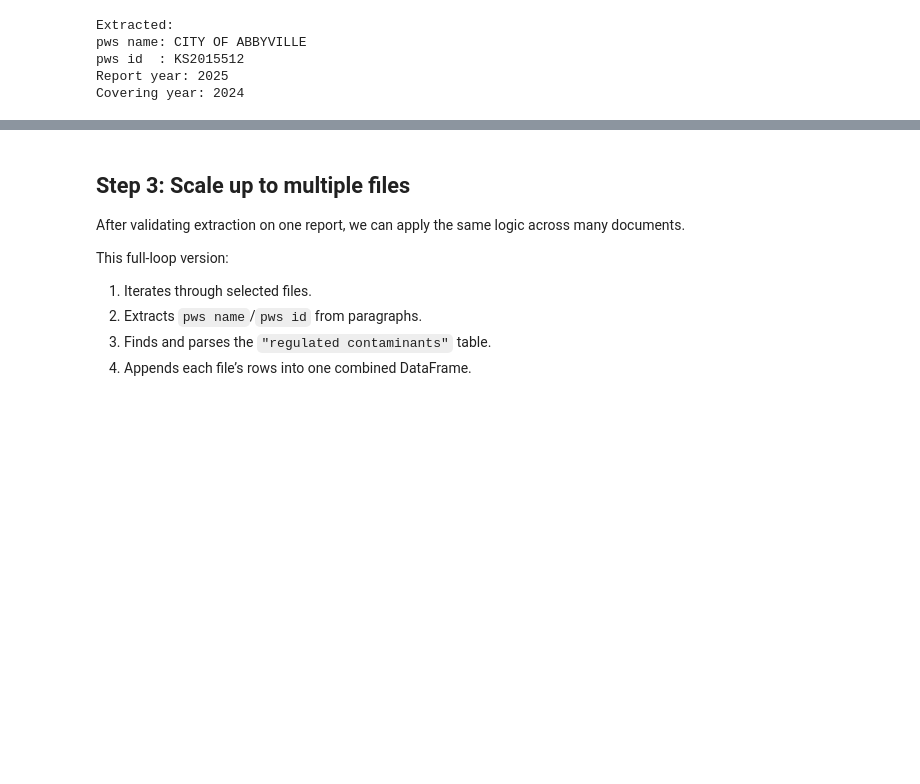
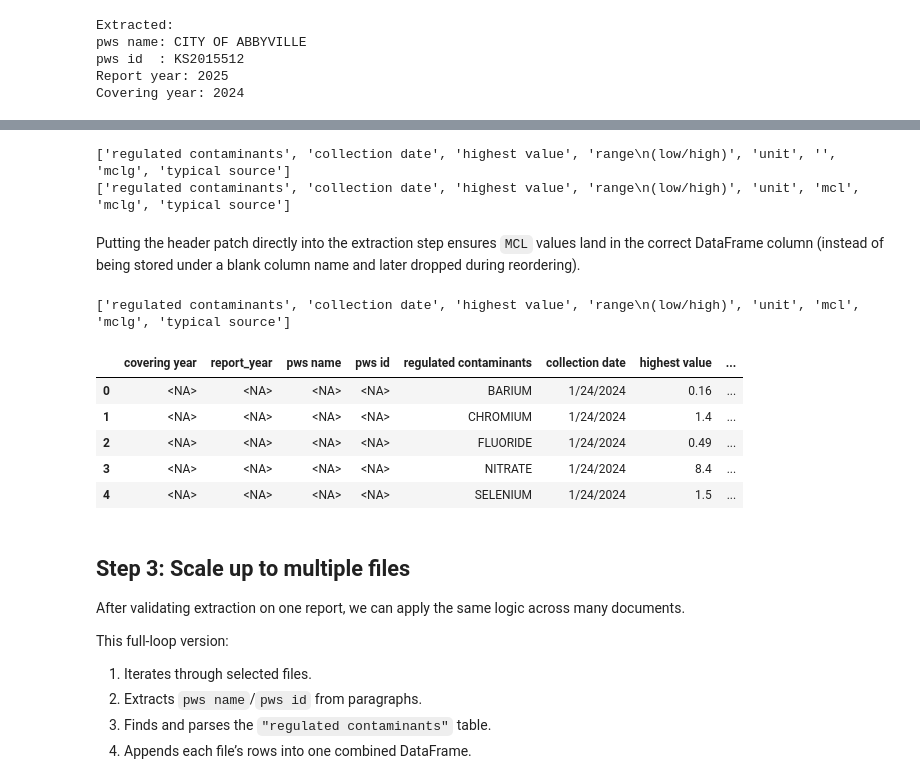
Before and after one commit to jbodenheimer/KS_BoilWater_Curriculum, a Jupyter notebook: notebooks/Doc_scrapping.ipynb, the cells around one changed output, grey strips where cells are left out. Cells and saved outputs as stored; diff of their text form; code cells hidden in the pictures; blank space fills up the shorter version.

```diff
--- a/notebooks/Doc_scrapping.ipynb
+++ b/notebooks/Doc_scrapping.ipynb
@@ -469,3 +475,78 @@ display(table_df)
+# %%
+# If there's an empty header between Unit and MCLG, it's MCL
+print(headers)
+for i in range(1, len(headers)-1):
+    if headers[i] == "" and headers[i-1] == "unit" and headers[i+1] == "mclg":
+        headers[i] = "mcl"
+print(headers)
+# %% [output]
+['regulated contaminants', 'collection date', 'highest value', 'range\n(low/high)', 'unit', '', 'mclg', 'typical source']
+['regulated contaminants', 'collection date', 'highest value', 'range\n(low/high)', 'unit', 'mcl', 'mclg', 'typical source']
+# %% [markdown]
+Putting the header patch directly into the extraction step ensures `MCL` values land in the correct DataFrame column (instead of being stored under a blank column name and later dropped during reordering).
+# %%
+# Step 2: Table extraction from ONE document
+
+expected_headers = [
+    'covering year', 'report_year','pws name', 'pws id', 'regulated contaminants', 'collection date',
+    'highest value', 'range\n(low/high)', 'unit', 'mcl', 'mclg', 'typical source'
+]
+
+tables = doc.tables
+rows_out = []
+target_table = None
+
+# Find the regulated contaminants table
+for table in tables:
+
+    first_cell = table.cell(0, 0).text.replace('\xa0', ' ').strip().casefold()
+    if first_cell == "regulated contaminants":
+        target_table = table
+        break
+
+if target_table is None:
+    print("No 'regulated contaminants' table found.")
+    table_df = pd.DataFrame(columns=expected_headers)
+else:
+    # Clean headers
+    headers = [
+        cell.text.replace('\xa0', ' ').strip().casefold()
+        for cell in target_table.rows[0].cells
+    ]
+
+    for i in range(1, len(headers) - 1):
+        if headers[i] == "" and headers[i-1] == "unit" and headers[i+1] == "mclg":
+            headers[i] = "mcl"
+
+    # Extract data rows (skip header row at index 0)
+    for r in range(1, len(target_table.rows)):
+        row_data = {
+            headers[c]: target_table.cell(r, c).text.replace('\xa0', ' ').strip()
+            for c in range(len(headers))
+        }
+        rows_out.append(row_data)
+
+    table_df = pd.DataFrame(rows_out)
+
+    # Ensure expected columns exist and order them
+    for col in expected_headers:
+        if col not in table_df.columns:
+            table_df[col] = pd.NA
+    table_df = table_df[expected_headers]
+print(headers)
+# print(row_data)
+display(table_df)
+
+if "" in headers:
+    print("Warning: have blank header(s):", headers)
+# %% [output]
+['regulated contaminants', 'collection date', 'highest value', 'range\n(low/high)', 'unit', 'mcl', 'mclg', 'typical source']
+|  | covering year | report_year | pws name | pws id | regulated contaminants | collection date | highest value | ... |
+| 0 | <NA> | <NA> | <NA> | <NA> | BARIUM | 1/24/2024 | 0.16 | ... |
+| 1 | <NA> | <NA> | <NA> | <NA> | CHROMIUM | 1/24/2024 | 1.4 | ... |
+| 2 | <NA> | <NA> | <NA> | <NA> | FLUORIDE | 1/24/2024 | 0.49 | ... |
+| 3 | <NA> | <NA> | <NA> | <NA> | NITRATE | 1/24/2024 | 8.4 | ... |
+| 4 | <NA> | <NA> | <NA> | <NA> | SELENIUM | 1/24/2024 | 1.5 | ... |
 # %% [markdown]
 ## Step 3: Scale up to multiple files
 
```
Also changed, not shown: parts of 14 cells of this notebook, 2 other files.
